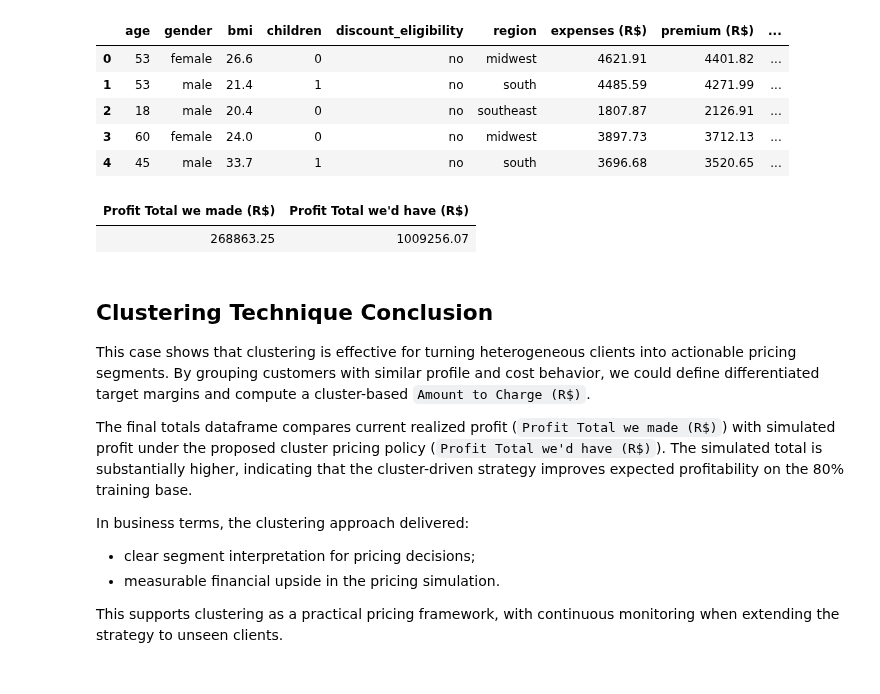
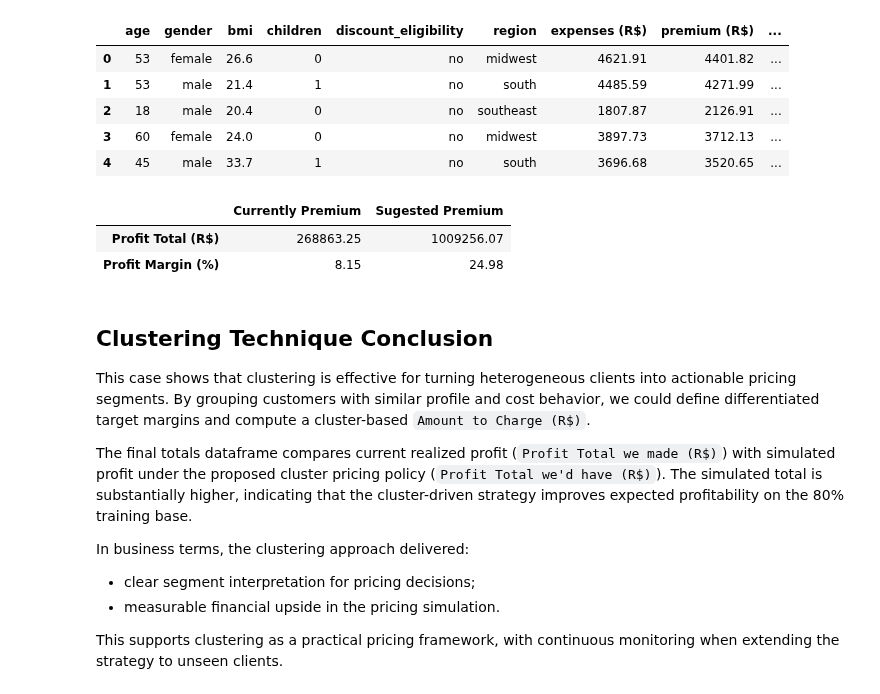
Before and after one commit to renancaetan0/prediction_methods_health_insurance, a Jupyter notebook: notebooks/linear_regression_and_clustering_compairson_health_insurance_case.ipynb, the cells around one changed output. Cells and saved outputs as stored; diff of their text form; code cells hidden in the pictures.

Commit message:
add total profit margin calculation (current and derived from the charged premium value) before the conclusion

```diff
--- a/notebooks/linear_regression_and_clustering_compairson_health_insurance_case.ipynb
+++ b/notebooks/linear_regression_and_clustering_compairson_health_insurance_case.ipynb
@@ -1854,20 +1854,34 @@ display(client_cluster_pricing_display_df.head())  # change to display(...) if y
 | 2 | 18 | male | 20.4 | 0 | no | southeast | 1807.87 | 2126.91 | ... |
 | 3 | 60 | female | 24.0 | 0 | no | midwest | 3897.73 | 3712.13 | ... |
 | 4 | 45 | male | 33.7 | 1 | no | south | 3696.68 | 3520.65 | ... |
-# %%
-# creating a one-row dataframe with total profit comparison for the 80% client base
-profit_totals_df = pd.DataFrame(
-    {
-        "Profit Total we made (R$)": [round(client_cluster_pricing_df["Profit we made (R$)"].sum(), 2)],  # summing actual profit
-        "Profit Total we'd have (R$)": [round(client_cluster_pricing_df["Profit we'd have (R$)"].sum(), 2)],  # summing hypothetical profit
-    }
-)
-
-# displaying the table without index
-display(HTML(profit_totals_df.to_html(index=False)))  # hides the left index column
-# %% [output]
-| Profit Total we made (R$) | Profit Total we'd have (R$) |
-| 268863.25 | 1009256.07 |
+# %%
+# calculating total premium amounts for each scenario in the 80% client base
+total_current_premium = client_cluster_pricing_df["premium"].sum()  # sum of currently charged premiums
+total_sugested_premium = client_cluster_pricing_df["Amount to Charge (R$)"].sum()  # sum of suggested premiums
+
+# calculating total profit for each scenario
+profit_total_current = round(client_cluster_pricing_df["Profit we made (R$)"].sum(), 2)  # current total profit
+profit_total_sugested = round(client_cluster_pricing_df["Profit we'd have (R$)"].sum(), 2)  # simulated total profit
+
+# calculating profit margin (%) for each scenario using total premium as denominator
+profit_margin_current = round((profit_total_current / total_current_premium) * 100, 2) if total_current_premium != 0 else np.nan  # current margin
+profit_margin_sugested = round((profit_total_sugested / total_sugested_premium) * 100, 2) if total_sugested_premium != 0 else np.nan  # simulated margin
+
+# creating a 2x2 summary table with requested columns and rows
+profit_summary_df = pd.DataFrame(
+    {
+        "Currently Premium": [profit_total_current, profit_margin_current],  # values for current pricing
+        "Sugested Premium": [profit_total_sugested, profit_margin_sugested],  # values for suggested pricing
+    },
+    index=["Profit Total (R$)", "Profit Margin (%)"]  # requested row labels
+)
+
+# rendering the final table in HTML format
+display(HTML(profit_summary_df.to_html()))
+# %% [output]
+|  | Currently Premium | Sugested Premium |
+| Profit Total (R$) | 268863.25 | 1009256.07 |
+| Profit Margin (%) | 8.15 | 24.98 |
 # %% [markdown]
 ## Clustering Technique Conclusion
 
```
